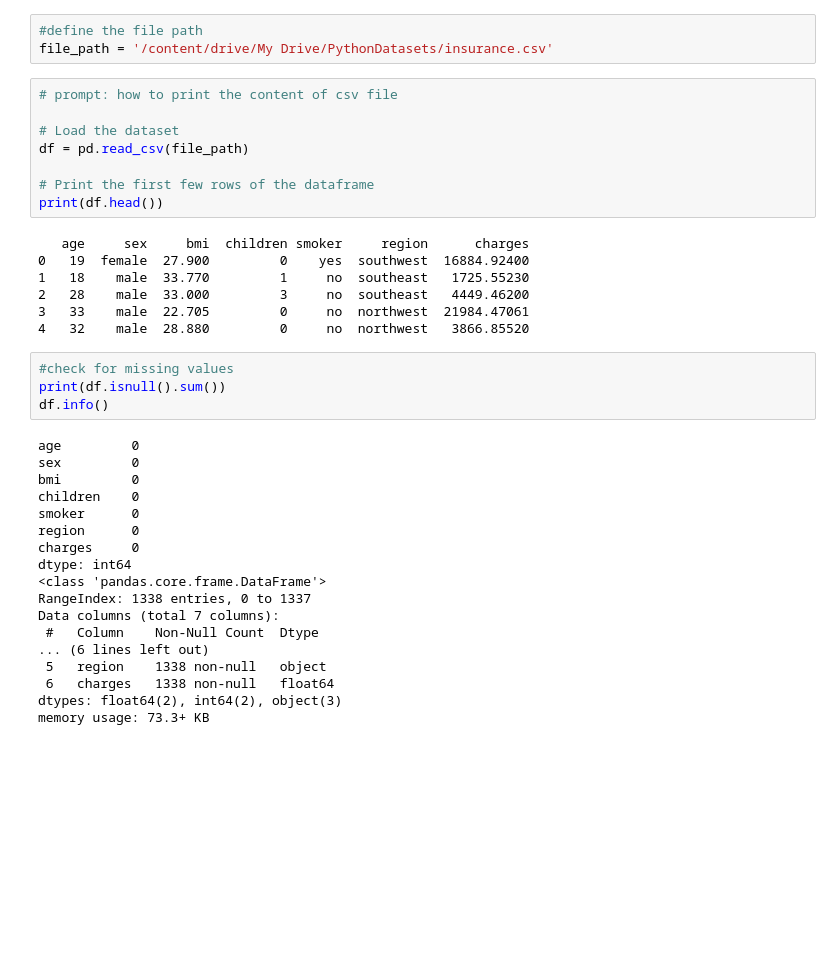
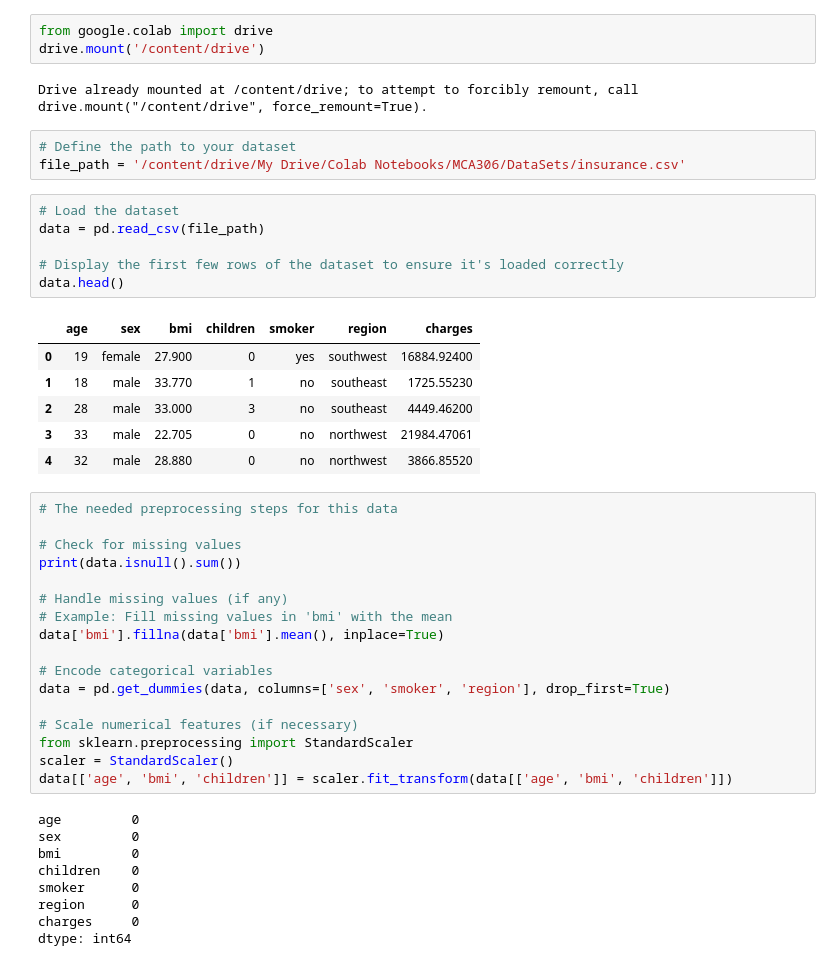
Before and after one commit to albinjoseph229/Python, a Jupyter notebook: jupyter_note_programs/regression.ipynb, the cells around one changed output. Cells and saved outputs as stored; diff of their text form; blank space fills up the shorter version.

```diff
--- a/jupyter_note_programs/regression.ipynb
+++ b/jupyter_note_programs/regression.ipynb
@@ -38,40 +14,47 @@ insurance.csv
+# %%
+from google.colab import drive
+drive.mount('/content/drive')
+# %% [output]
+Drive already mounted at /content/drive; to attempt to forcibly remount, call drive.mount("/content/drive", force_remount=True).
 # %%
-#define the file path
-file_path = '/content/drive/My Drive/PythonDatasets/insurance.csv'
+# Define the path to your dataset
+file_path = '/content/drive/My Drive/Colab Notebooks/MCA306/DataSets/insurance.csv'
 # %%
-# prompt: how to print the content of csv file
+# Load the dataset
+data = pd.read_csv(file_path)
 
-# Load the dataset
-df = pd.read_csv(file_path)
-
-# Print the first few rows of the dataframe
-print(df.head())
+# Display the first few rows of the dataset to ensure it's loaded correctly
+data.head()
 # %% [output]
-   age     sex     bmi  children smoker     region      charges
-0   19  female  27.900         0    yes  southwest  16884.92400
-1   18    male  33.770         1     no  southeast   1725.55230
-2   28    male  33.000         3     no  southeast   4449.46200
-3   33    male  22.705         0     no  northwest  21984.47061
-4   32    male  28.880         0     no  northwest   3866.85520
+|  | age | sex | bmi | children | smoker | region | charges |
+| 0 | 19 | female | 27.900 | 0 | yes | southwest | 16884.92400 |
+| 1 | 18 | male | 33.770 | 1 | no | southeast | 1725.55230 |
+| 2 | 28 | male | 33.000 | 3 | no | southeast | 4449.46200 |
+| 3 | 33 | male | 22.705 | 0 | no | northwest | 21984.47061 |
+| 4 | 32 | male | 28.880 | 0 | no | northwest | 3866.85520 |
-# %%
-#check for missing values
-print(df.isnull().sum())
-df.info()
-# %% [output]
-age         0
-sex         0
-bmi         0
-children    0
-smoker      0
-region      0
-charges     0
-dtype: int64
-<class 'pandas.core.frame.DataFrame'>
-RangeIndex: 1338 entries, 0 to 1337
-Data columns (total 7 columns):
- #   Column    Non-Null Count  Dtype
-... (6 lines left out)
- 5   region    1338 non-null   object
- 6   charges   1338 non-null   float64
-dtypes: float64(2), int64(2), object(3)
-memory usage: 73.3+ KB
+# %%
+# The needed preprocessing steps for this data
+
+# Check for missing values
+print(data.isnull().sum())
+
+# Handle missing values (if any)
+# Example: Fill missing values in 'bmi' with the mean
+data['bmi'].fillna(data['bmi'].mean(), inplace=True)
+
+# Encode categorical variables
+data = pd.get_dummies(data, columns=['sex', 'smoker', 'region'], drop_first=True)
+
+# Scale numerical features (if necessary)
+from sklearn.preprocessing import StandardScaler
+scaler = StandardScaler()
+data[['age', 'bmi', 'children']] = scaler.fit_transform(data[['age', 'bmi', 'children']])
+# %% [output]
+age         0
+sex         0
+bmi         0
+children    0
+smoker      0
+region      0
+charges     0
+dtype: int64
```
Also changed, not shown: parts of 10 cells of this notebook.
